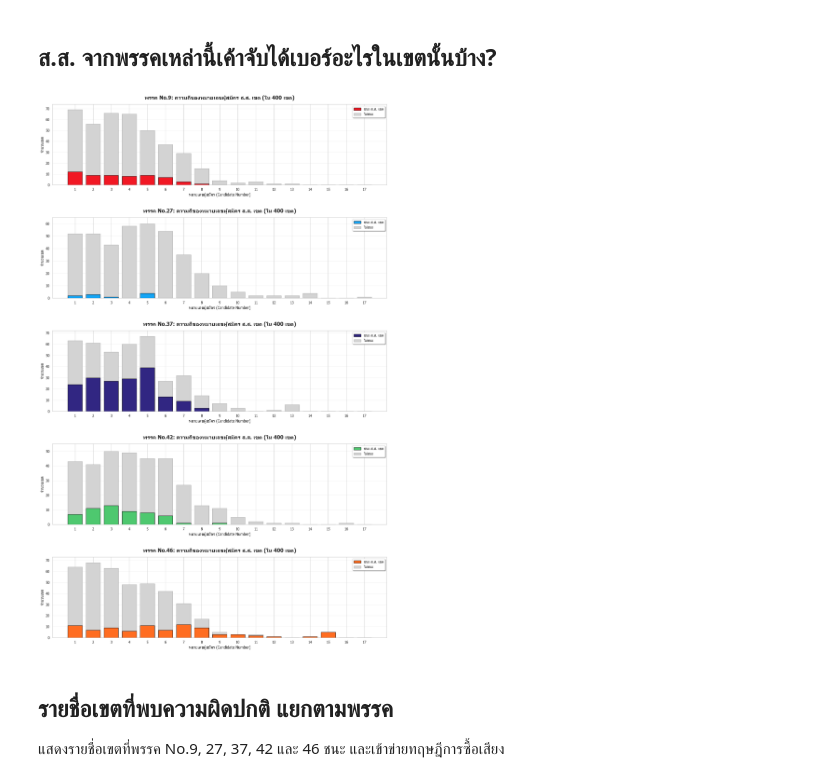
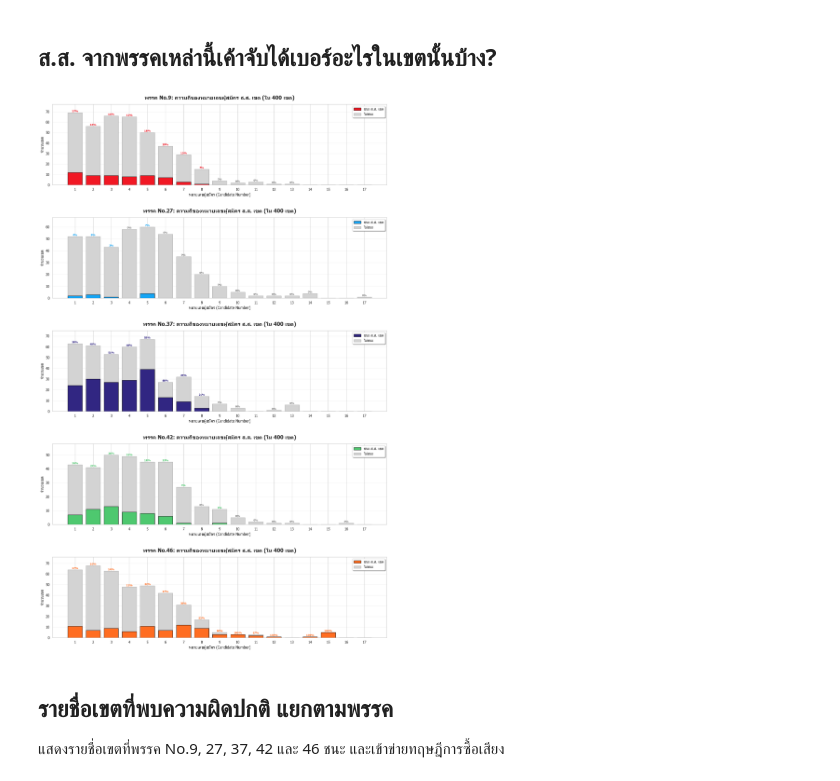
Before and after one commit to sangzn34/election_69_analyzer, a Jupyter notebook: notebooks/vote_buying_analysis.ipynb, the cells around one changed output. Cells and saved outputs as stored; diff of their text form; code cells hidden in the pictures.

```diff
--- a/notebooks/vote_buying_analysis.ipynb
+++ b/notebooks/vote_buying_analysis.ipynb
@@ -259,36 +366,45 @@ fig, axes = plt.subplots(n_parties, 1, figsize=(16, 5 * n_parties))
 if n_parties == 1: axes = [axes]
 
 for idx, party_id in enumerate(target_ids):
     ax = axes[idx]
     p_sub = mp_nums_total_df[mp_nums_total_df['party_id'] == party_id]
 
     if p_sub.empty:
         ax.text(0.5, 0.5, f"ไม่พบข้อมูลสำหรับ {party_id}", ha='center', va='center')
         continue
 
     # นับความถี่แยกตามเบอร์และผลลัพธ์ (ชนะ/ไม่ชนะ)
     win_data = p_sub[p_sub['won'] == True]['number'].value_counts().reindex(num_range, fill_value=0)
     loss_data = p_sub[p_sub['won'] == False]['number'].value_counts().reindex(num_range, fill_value=0)
-
+    total_data = win_data + loss_data
     p_color = party_meta.get(party_id, {}).get('color', 'gray')
     p_name = party_meta.get(party_id, {}).get('name', party_id)
 
     # วาด Bar Chart แบบซ้อน (Stacked)
     ax.bar(num_range, win_data, color=p_color, edgecolor='black', label='ชนะ ส.ส. เขต', zorder=3)
     ax.bar(num_range, loss_data, bottom=win_data, color='lightgray', edgecolor='#aaaaaa', label='ไม่ชนะ', linewidth=1, zorder=2)
 
+    # เพิ่มตัวเลขเปอร์เซ็นต์การชนะ
+    for i in num_range:
+        total = total_data[i]
+        if total > 0:
+            wins = win_data[i]
+            perc = (wins / total) * 100
+            # วางข้อความบนยอดกราฟ
+            ax.text(i, total + 0.2, f"{perc:.0f}%", ha='center', va='bottom', fontsize=8, fontweight='bold', color=p_color if perc > 0 else 'gray')
+
     ax.set_title(f"พรรค {p_name}: ความถี่ของหมายเลขผู้สมัคร ส.ส. เขต (ใน 400 เขต)", fontsize=16, fontweight='bold', pad=15)
     ax.set_xlabel("หมายเลขผู้สมัคร (Candidate Number)", fontsize=12)
     ax.set_ylabel("จำนวนเขต", fontsize=12)
     ax.set_xticks(num_range)
-    ax.set_ylim(0, max((win_data + loss_data).max() + 5, 5))
+    ax.set_ylim(0, max((total_data).max() + 8, 10))
     ax.legend(frameon=True, shadow=True)
     ax.grid(axis='y', alpha=0.3)
 
 plt.tight_layout(pad=3.0)
 plt.show()
 # %% [output]
-[figure, old version]
+[figure, new version]
 # %% [markdown]
 ## รายชื่อเขตที่พบความผิดปกติ แยกตามพรรค
 แสดงรายชื่อเขตที่พรรค No.9, 27, 37, 42 และ 46 ชนะ และเข้าข่ายทฤษฎีการซื้อเสียง
```
Also changed, not shown: parts of 2 cells of this notebook.
